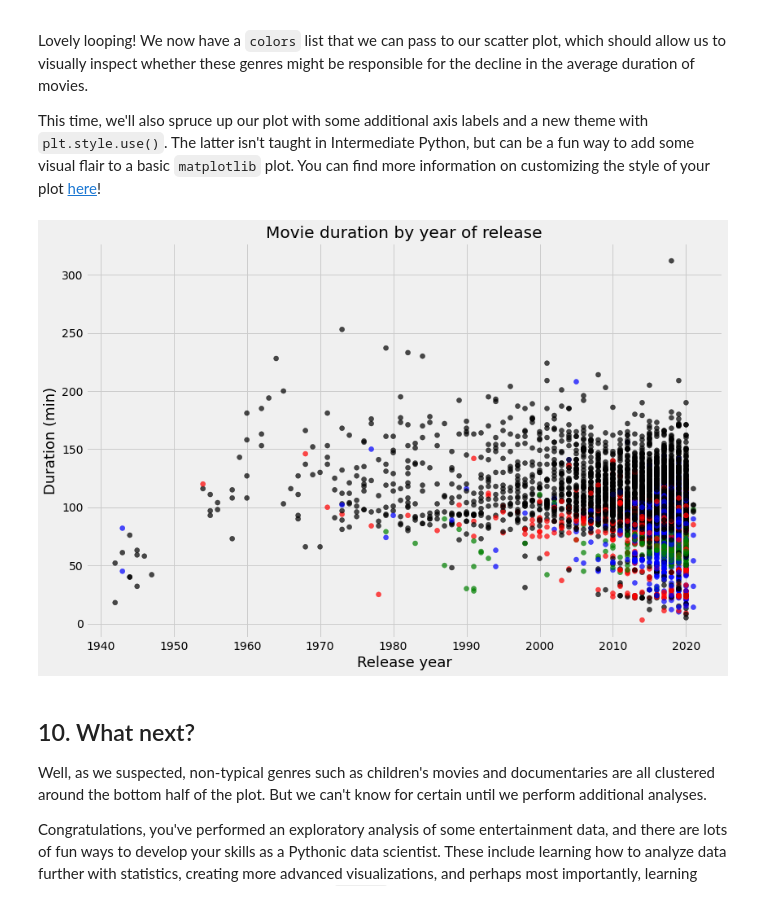
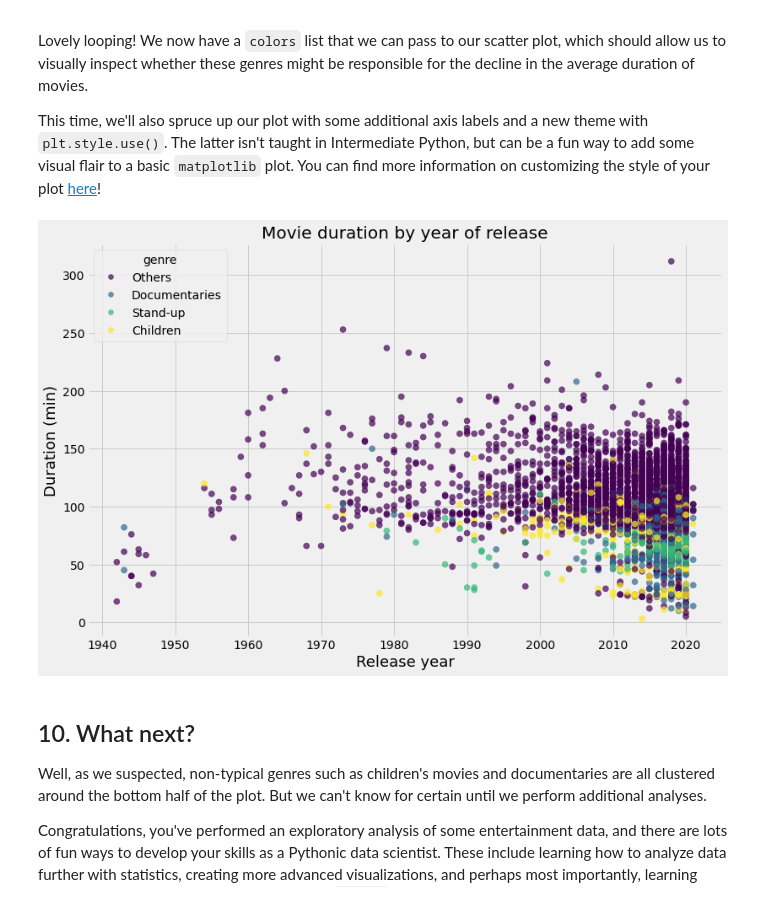
Before and after one commit to euleralencar/datacamp_proj_netflix, a Jupyter notebook: Investigating_Netflix_Movies.ipynb, the cells around one changed output. Drawn from its saved outputs; the diff is of its cells as text; code cells hidden in the pictures.

```diff
--- a/Investigating_Netflix_Movies.ipynb
+++ b/Investigating_Netflix_Movies.ipynb
@@ -80,0 +88,7 @@ plt.show()
+# %%
+# Set the path
+caminho = "/content/drive/MyDrive/Colab Notebooks/_data/netflix_data.csv"
+# Read in the CSV as a DataFrame
+netflix_df = pd.read_csv(caminho)
+# Print the first five rows
+netflix_df.head(5)
@@ -81,6 +102,6 @@ plt.show()
 # %%
 # Read in the CSV as a DataFrame
-netflix_df = pd.read_csv('datasets/netflix_data.csv')
+# netflix_df = pd.read_csv('datasets/netflix_data.csv')
 
 # Print the first five rows of the DataFrame
-netflix_df.head(5)
+# netflix_df.head(5)
@@ -188,3 +202,9 @@ for index, row in netflix_movies_col_subset.iterrows() :
 print(colors[0:10])
 # %% [output]
 ['black', 'black', 'black', 'black', 'black', 'black', 'black', 'black', 'black', 'blue']
+# %%
+# Lets append the list inside the dataframe
+netflix_movies_col_subset['colors'] = colors
+
+# See the data
+netflix_movies_col_subset.head(5)
@@ -195,22 +227,35 @@ print(colors[0:10])
 # %%
 # Set the figure style and initalize a new figure
 plt.style.use('fivethirtyeight')
 fig = plt.figure(figsize=(12,8))
 
 # Create a scatter plot of duration versus release_year
-scatter = plt.scatter(netflix_movies_col_subset[['release_year']],
-            netflix_movies_col_subset[['duration']],
-           c = colors, alpha = 0.7)
+scatter = plt.scatter(netflix_movies_col_subset['release_year'],
+                      netflix_movies_col_subset['duration'],
+                      # c = netflix_movies_col_subset['colors'],
+                      c = netflix_movies_col_subset.colors.astype('category').cat.codes,
+                      s = 50,
+                      alpha = 0.7)
 
 # Create a title and axis labels
 plt.title('Movie duration by year of release')
 plt.xlabel('Release year', size = 18)
 plt.ylabel('Duration (min)', size = 18)
 
+# apply legend()
+sp_names = ['Others', 'Documentaries', 'Stand-up', 'Children']
+
+# add legend to the plot with names
+plt.legend(handles=scatter.legend_elements()[0],
+           labels=sp_names,
+           title="genre")
+
 # Show the plot
 plt.show()
+
+# Fonte: https://datavizpyr.com/add-legend-to-scatterplot-colored-by-a-variable-with-matplotlib-in-python/
 # %% [output]
-[figure, old version]
+[figure, new version]
 # %% [markdown]
 ## 10. What next?
 <p>Well, as we suspected, non-typical genres such as children's movies and documentaries are all clustered around the bottom half of the plot. But we can't know for certain until we perform additional analyses. </p>
```
Also changed, not shown: parts of 7 cells of this notebook.
